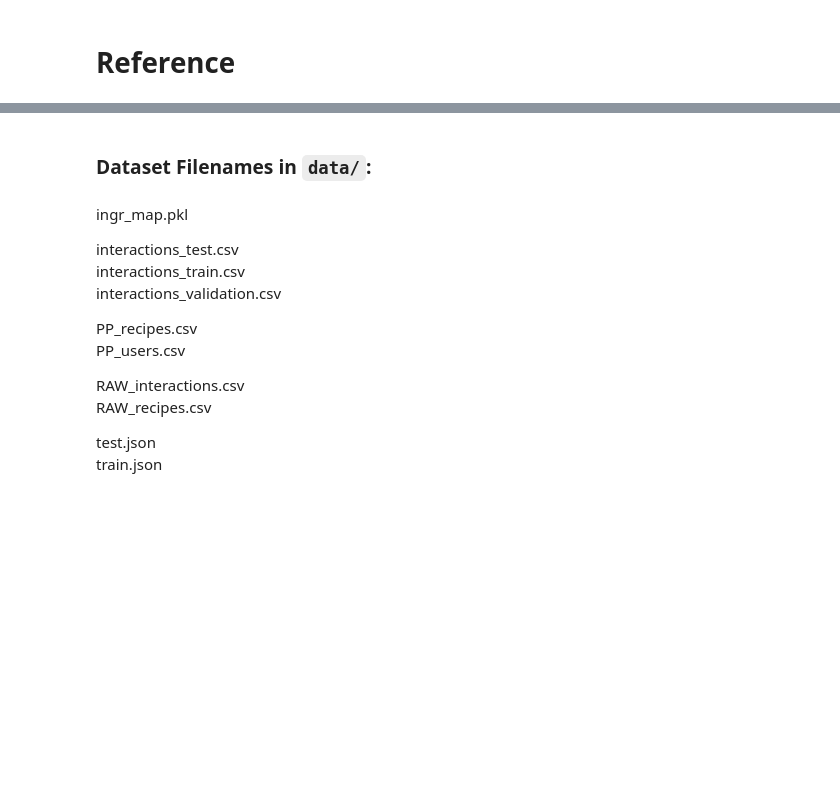
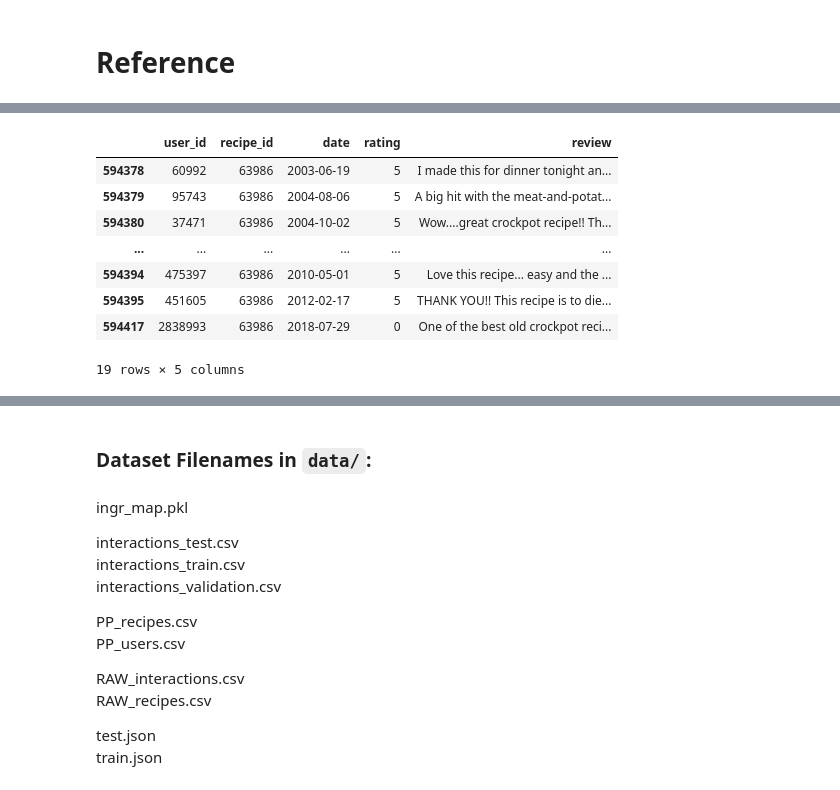
Before and after one commit to mike-flanagan/recipe-book, a Jupyter notebook: MF_Recipe_RecSystem_Notebook.ipynb, the cells around one changed output, grey strips where cells are left out. Cells and saved outputs as stored; diff of their text form; code cells hidden in the pictures; blank space fills up the shorter version.

```diff
--- a/MF_Recipe_RecSystem_Notebook.ipynb
+++ b/MF_Recipe_RecSystem_Notebook.ipynb
@@ -1329,0 +1566,12 @@ While `scikit-surprise` is not inherently equipped to run computations on cloud
+# %%
+idf[idf.recipe_id == 63986] # chicken lickin good pork chops # 19
+# %% [output]
+|  | user_id | recipe_id | date | rating | review |
+| 594378 | 60992 | 63986 | 2003-06-19 | 5 | I made this for dinner tonight an... |
+| 594379 | 95743 | 63986 | 2004-08-06 | 5 | A big hit with the meat-and-potat... |
+| 594380 | 37471 | 63986 | 2004-10-02 | 5 | Wow....great crockpot recipe!! Th... |
+| ... | ... | ... | ... | ... | ... |
+| 594394 | 475397 | 63986 | 2010-05-01 | 5 | Love this recipe... easy and the ... |
+| 594395 | 451605 | 63986 | 2012-02-17 | 5 | THANK YOU!! This recipe is to die... |
+| 594417 | 2838993 | 63986 | 2018-07-29 | 0 | One of the best old crockpot reci... |
+19 rows × 5 columns
```
Also changed, not shown: parts of 57 cells of this notebook.
